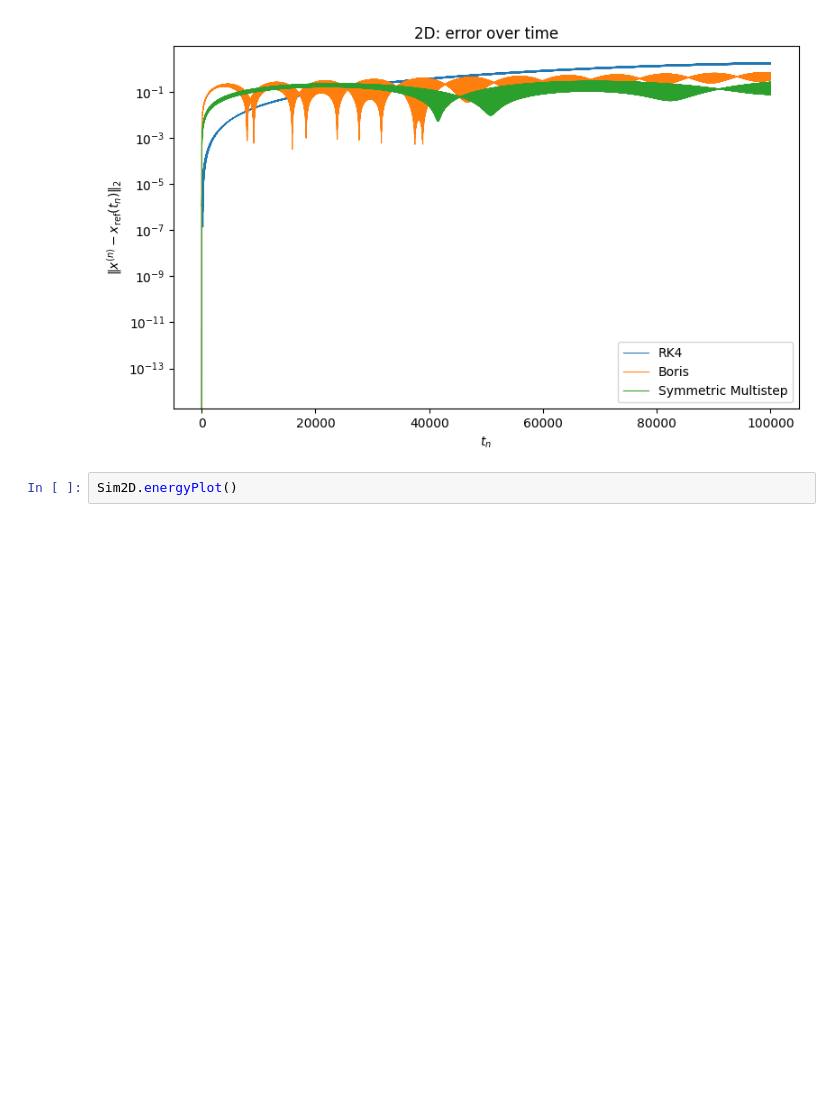
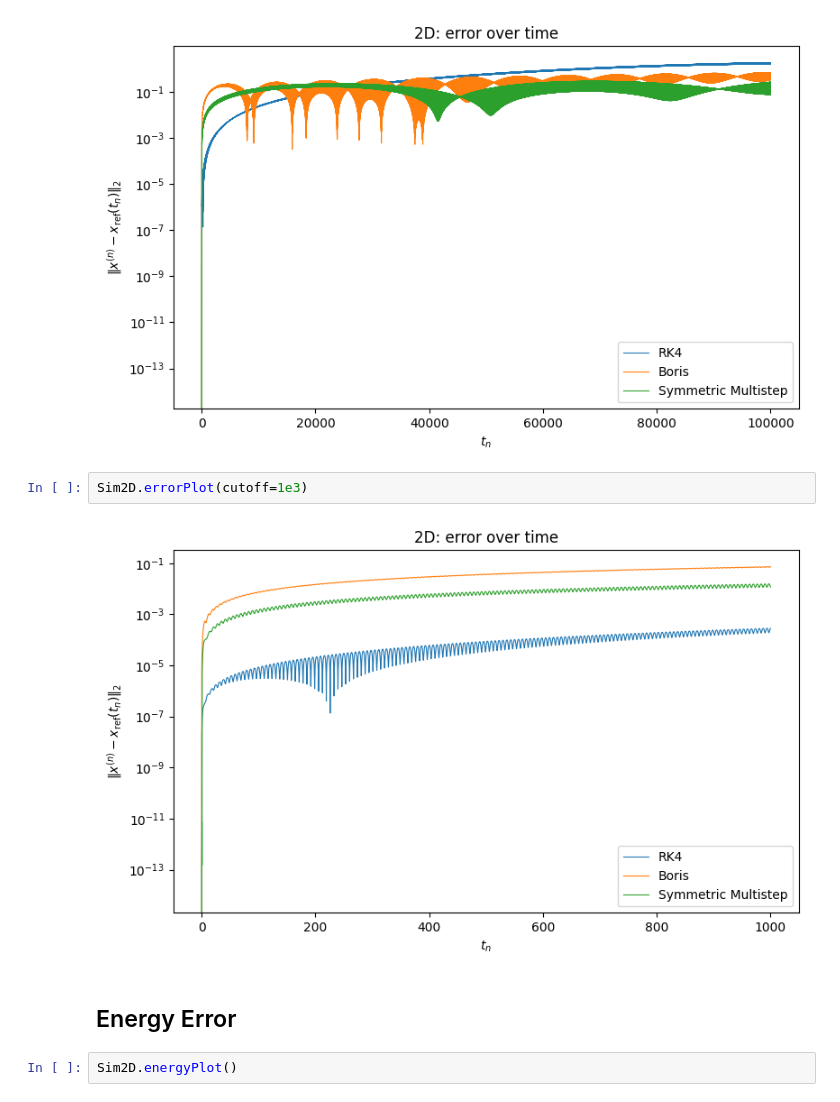
Before and after one commit to Akaada/TMA4215_NumericalMathematics_project_2, a Jupyter notebook: Problem5A/problem5Aanswer.ipynb, the cells around one changed output. Saved outputs shown, nothing was run; the diff lists cells and outputs as text; blank space fills up the shorter version.

```diff
--- a/Problem5A/problem5Aanswer.ipynb
+++ b/Problem5A/problem5Aanswer.ipynb
@@ -30,6 +42,12 @@ Sim2D.trajectPlot(cutoff=5e3)
 Sim2D.errorPlot()
 # %% [output]
 [figure]
+# %%
+Sim2D.errorPlot(cutoff=1e3)
+# %% [output]
+[figure, added]
+# %% [markdown]
+## Energy Error
 # %%
 Sim2D.energyPlot()
 # %% [output]
```
Also changed, not shown: parts of 10 cells of this notebook.
